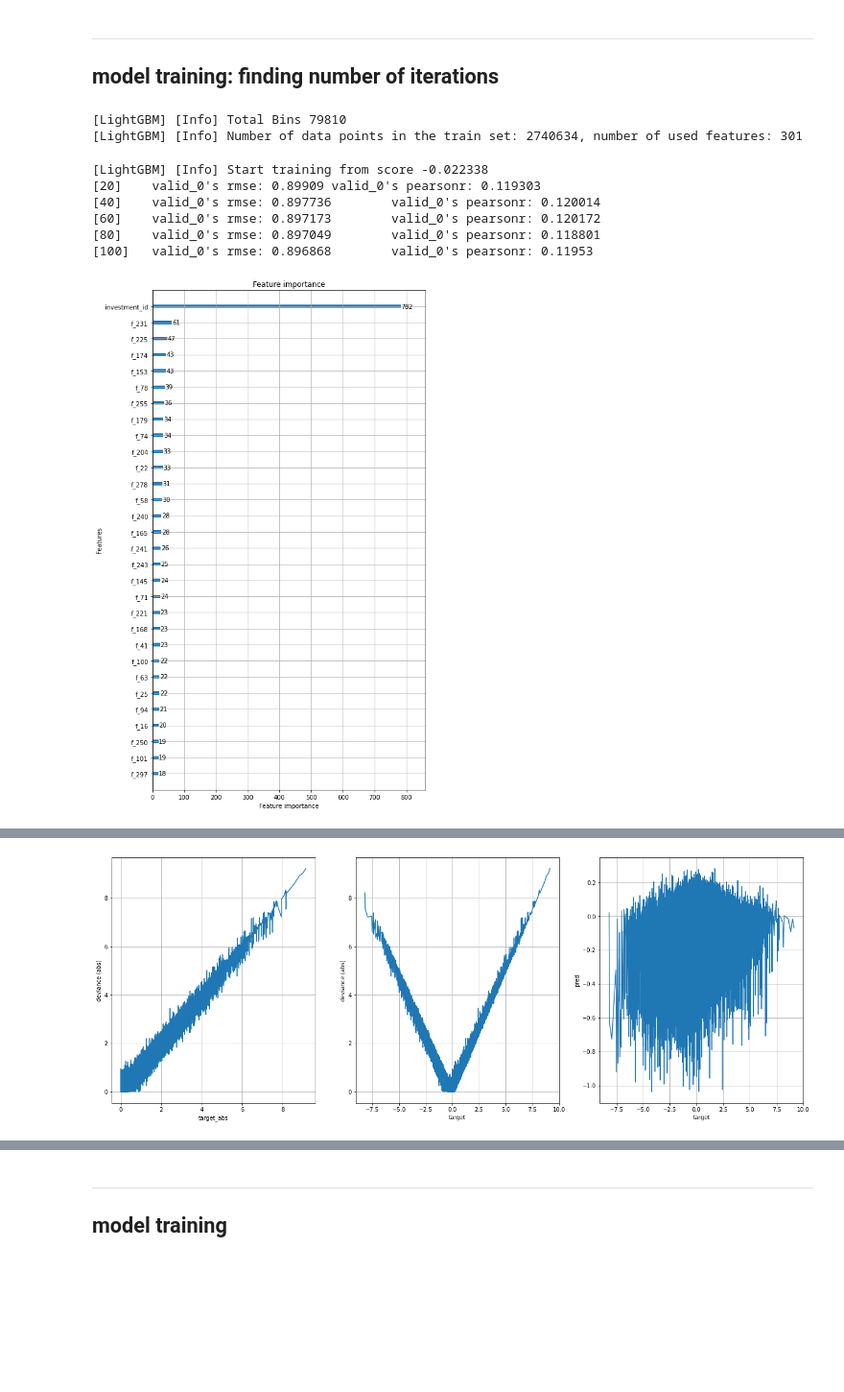
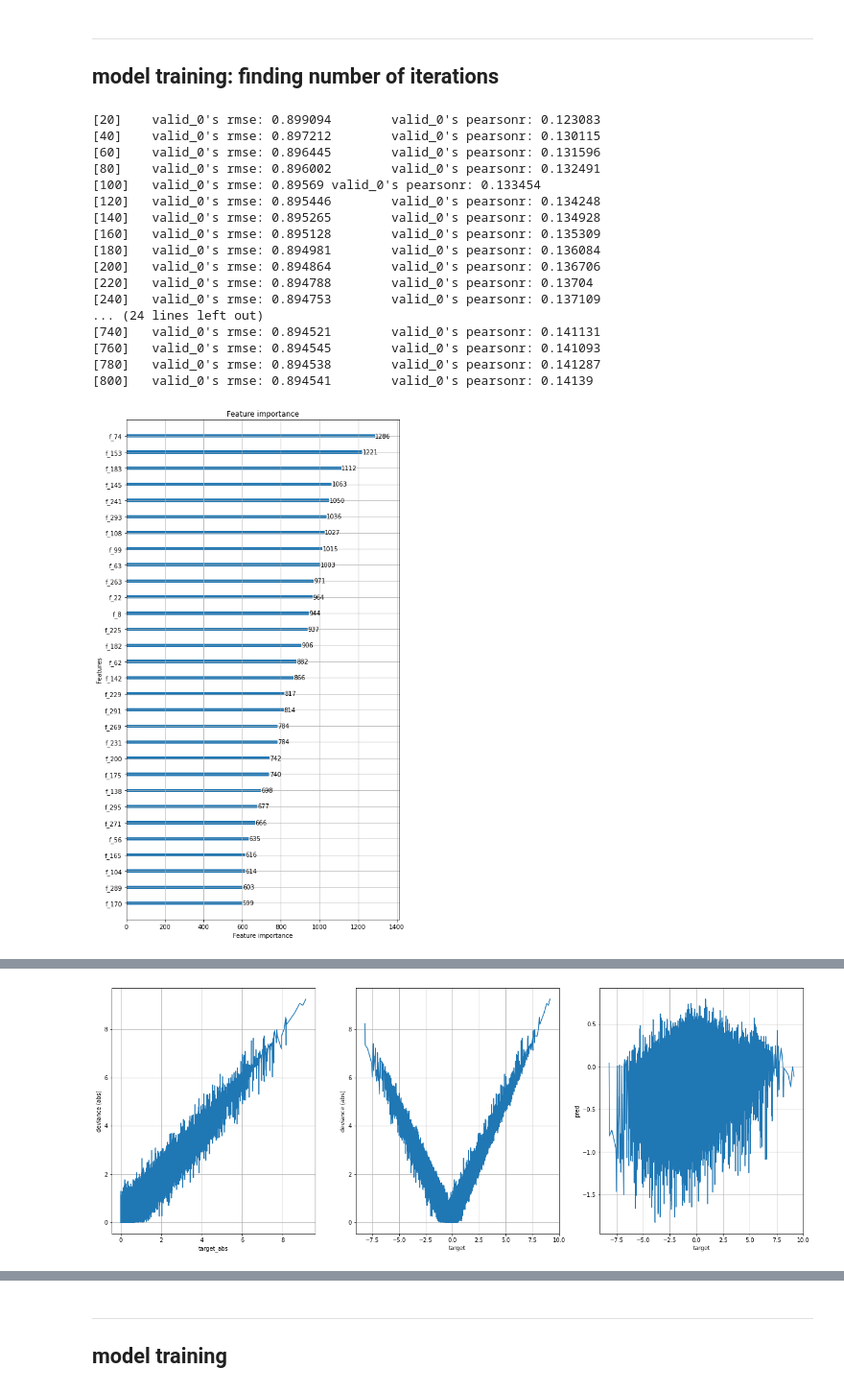
Before and after one commit to mavillan/ubiquant-market-prediction, a Jupyter notebook: train/outputs/ump-train-lgbm-gbrt.ipynb, the cells around one changed output, grey strips where cells are left out. Shown at 96% size. Saved outputs shown, nothing was run; the diff lists cells and outputs as text; code cells hidden in the pictures; blank space fills up the shorter version.

Commit message:
Re-train of lgbm-gbrt

```diff
--- a/train/outputs/ump-train-lgbm-gbrt.ipynb
+++ b/train/outputs/ump-train-lgbm-gbrt.ipynb
@@ -136,26 +89,33 @@ model_params = {
     'objective': 'mse',
     'metric': 'rmse',
     'learning_rate': 0.05,
+    'num_leaves': 128,
     'force_col_wise': True,
     'bagging_freq': 1,
     'seed': 19,
-    #'verbosity': -1,
+    'verbosity': -1,
     'first_metric_only': False,
     'bin_construct_sample_cnt': 100000000,
     'feature_pre_filter': False,
-    'bagging_fraction': 0.7,
-    'feature_fraction': 0.30000000000000004,
-    'lambda_l1': 0.3678902559115776,
-    'lambda_l2': 0.0013190869965539825,
-    'min_data_in_leaf': 160,
-    'path_smooth': 3.3475021333279313,
-    'num_leaves': 64
+    'bagging_fraction': 1.0,
+    'feature_fraction': 0.15,
+    'lambda_l1': 0.3406400464644552,
+    'lambda_l2': 3.2481088372420728,
+    'min_data_in_leaf': 1900,
+    'num_iterations': 800,
+    'path_smooth': 48.076544759497345,
+    'max_bin': 511,
 }
 # %%
-pretrain = True
-metrics = {"corr_mean":list(), "corr_std":list(), "error_mean":list(), "error_std":list(),}
+do_evaluation = True
+metrics = {
+    "corr_mean":list(),
+    "corr_std":list(),
+    "error_mean":list(),
+    "error_std":list(),
+}
 
-if pretrain:
+if do_evaluation:
 
     models = list()
 
@@ -164,25 +124,21 @@ if pretrain:
         train_dset = lgb.Dataset(
             data=features.loc[train_idx,:],
             label=target.loc[train_idx,"target"].values,
-            categorical_feature=["investment_id"],
             free_raw_data=True
         )
         valid_dset = lgb.Dataset(
             data=features.loc[valid_idx,:],
             label=target.loc[valid_idx,"target"].values,
-            categorical_feature=["investment_id"],
             free_raw_data=True
         )
-        es_callback = lgb.early_stopping(stopping_rounds=50, first_metric_only=False, verbose=False)
         log_callback = lgb.log_evaluation(period=20,)
 
         model = lgb.train(
             params=model_params,
             train_set=train_dset,
-            num_boost_round=3000,
             valid_sets=[valid_dset,],
             feval=pearsonr,
-            callbacks=[es_callback,log_callback],
+            callbacks=[log_callback],
         )
         models.append(model)
 
@@ -249,47 +205,54 @@ if pretrain:
         plt.ylabel("deviance (abs)")
         plt.grid()
         ##
         plt.subplot(1,3,3)
         plt.plot(oof.sort_values("target").target.values, oof.sort_values("target").pred.values)
         plt.xlabel("target")
         plt.ylabel("pred")
         plt.grid()
         plt.show()
 
         ## correlation vs target value
         oof["target_pct"] = ((100-1e-10)*oof.target.rank(pct=True)).astype(int)
         #oof["target_pct"] = 5*(oof.target_pct/5).astype(int)
 
         bucket_corr = (
             oof
             .groupby("target_pct")
             .apply(lambda x: stats.pearsonr(x.target, x.pred)[0])
             .reset_index()
             .rename({0:"corr"}, axis=1)
         )
 
         plt.figure(figsize=(12,5))
         plt.plot(bucket_corr["target_pct"], bucket_corr["corr"])
         plt.xlabel("target_quantile")
         plt.ylabel("correlation")
         plt.grid()
         plt.show()
 
-    n_iterations = int(np.mean([m.best_iteration for m in models]))
-
-else:
-    # best value previously found
-    n_iterations = 550
-
-
-print("n_iterations:", n_iterations)
+        plt.figure(figsize=(10,8))
+        plt.hist(oof.target, bins=100, label=f"target - std={oof.target.std():0.3f}")
+        plt.hist(oof.pred, bins=100, label=f"prediction - std={oof.pred.std():0.3f}")
+        plt.grid()
+        plt.legend(loc="best")
+        plt.show()
 # %% [output]
-[LightGBM] [Info] Total Bins 79810
-[LightGBM] [Info] Number of data points in the train set: 2740634, number of used features: 301
+[20]    valid_0's rmse: 0.899094        valid_0's pearsonr: 0.123083
+[40]    valid_0's rmse: 0.897212        valid_0's pearsonr: 0.130115
+[60]    valid_0's rmse: 0.896445        valid_0's pearsonr: 0.131596
+[80]    valid_0's rmse: 0.896002        valid_0's pearsonr: 0.132491
+[100]   valid_0's rmse: 0.89569 valid_0's pearsonr: 0.133454
+[120]   valid_0's rmse: 0.895446        valid_0's pearsonr: 0.134248
+[140]   valid_0's rmse: 0.895265        valid_0's pearsonr: 0.134928
+[160]   valid_0's rmse: 0.895128        valid_0's pearsonr: 0.135309
+[180]   valid_0's rmse: 0.894981        valid_0's pearsonr: 0.136084
+[200]   valid_0's rmse: 0.894864        valid_0's pearsonr: 0.136706
+[220]   valid_0's rmse: 0.894788        valid_0's pearsonr: 0.13704
+[240]   valid_0's rmse: 0.894753        valid_0's pearsonr: 0.137109
+... (24 lines left out)
+[740]   valid_0's rmse: 0.894521        valid_0's pearsonr: 0.141131
+[760]   valid_0's rmse: 0.894545        valid_0's pearsonr: 0.141093
+[780]   valid_0's rmse: 0.894538        valid_0's pearsonr: 0.141287
+[800]   valid_0's rmse: 0.894541        valid_0's pearsonr: 0.14139
-[LightGBM] [Info] Start training from score -0.022338
-[20]    valid_0's rmse: 0.89909 valid_0's pearsonr: 0.119303
-[40]    valid_0's rmse: 0.897736        valid_0's pearsonr: 0.120014
-[60]    valid_0's rmse: 0.897173        valid_0's pearsonr: 0.120172
-[80]    valid_0's rmse: 0.897049        valid_0's pearsonr: 0.118801
-[100]   valid_0's rmse: 0.896868        valid_0's pearsonr: 0.11953
-[figure, old version]
+[figure, new version]
@@ -298 +261 @@ print("n_iterations:", n_iterations)
-[figure, old version]
+[figure, new version]
```
Also changed, not shown: parts of 8 cells of this notebook, 1 other file.
